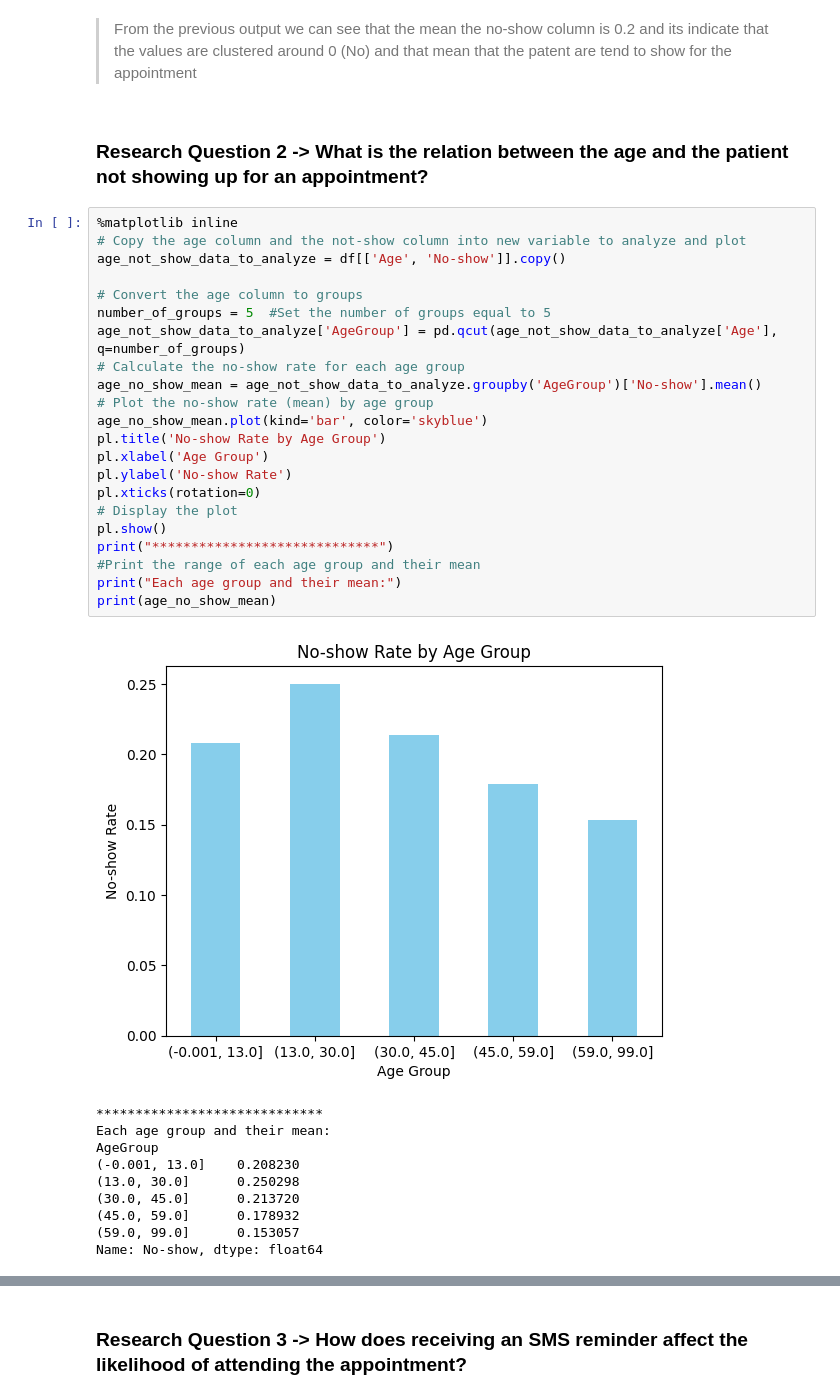
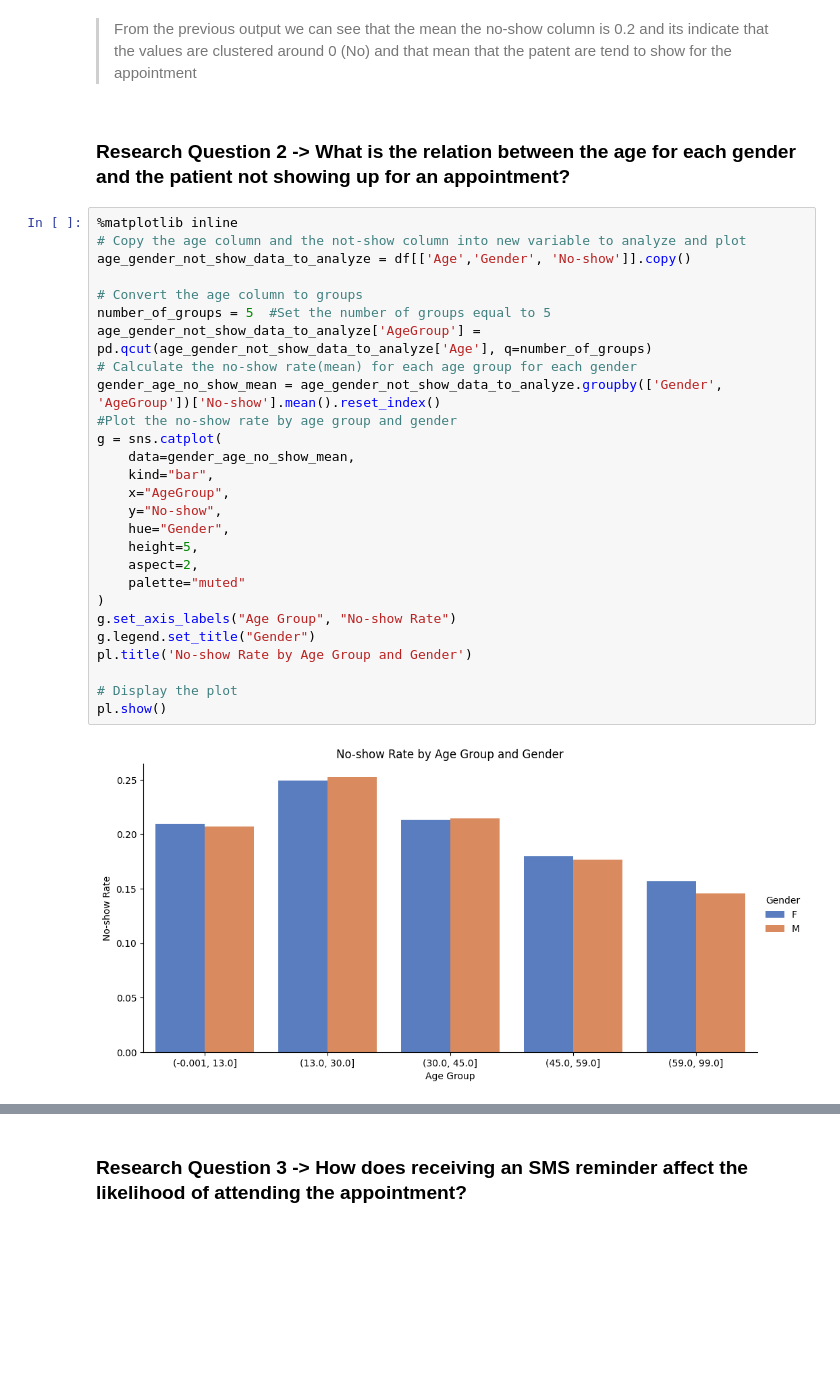
Before and after one commit to Rahaf0B/udacity-project1-Investigate-a-Dataset, a Jupyter notebook: Investigate_a_Dataset.ipynb, the cells around one changed output, grey strips where cells are left out. Saved outputs shown, nothing was run; the diff lists cells and outputs as text; blank space fills up the shorter version.

```diff
--- a/Investigate_a_Dataset.ipynb
+++ b/Investigate_a_Dataset.ipynb
@@ -449,37 +450,33 @@ dtype: float64
 # %% [markdown]
 > From the previous output we can see that the mean the no-show column is 0.2 and its indicate that the values are clustered around 0 (No) and that mean that the patent are tend to show for the appointment
 # %% [markdown]
-### Research Question 2 -> What is the relation between the age and the patient not showing up for an appointment?
+### Research Question 2 -> What is the relation between the age for each gender and the patient not showing up for an appointment?
 # %%
 %matplotlib inline
 # Copy the age column and the not-show column into new variable to analyze and plot
-age_not_show_data_to_analyze = df[['Age', 'No-show']].copy()
+age_gender_not_show_data_to_analyze = df[['Age','Gender', 'No-show']].copy()
 
 # Convert the age column to groups
 number_of_groups = 5  #Set the number of groups equal to 5
-age_not_show_data_to_analyze['AgeGroup'] = pd.qcut(age_not_show_data_to_analyze['Age'], q=number_of_groups)
-# Calculate the no-show rate for each age group
-age_no_show_mean = age_not_show_data_to_analyze.groupby('AgeGroup')['No-show'].mean()
-# Plot the no-show rate (mean) by age group
-age_no_show_mean.plot(kind='bar', color='skyblue')
-pl.title('No-show Rate by Age Group')
-pl.xlabel('Age Group')
-pl.ylabel('No-show Rate')
-pl.xticks(rotation=0)
+age_gender_not_show_data_to_analyze['AgeGroup'] = pd.qcut(age_gender_not_show_data_to_analyze['Age'], q=number_of_groups)
+# Calculate the no-show rate(mean) for each age group for each gender
+gender_age_no_show_mean = age_gender_not_show_data_to_analyze.groupby(['Gender', 'AgeGroup'])['No-show'].mean().reset_index()
+#Plot the no-show rate by age group and gender
+g = sns.catplot(
+    data=gender_age_no_show_mean,
+    kind="bar",
+    x="AgeGroup",
+    y="No-show",
+    hue="Gender",
+    height=5,
+    aspect=2,
+    palette="muted"
+)
+g.set_axis_labels("Age Group", "No-show Rate")
+g.legend.set_title("Gender")
+pl.title('No-show Rate by Age Group and Gender')
+
 # Display the plot
 pl.show()
-print("*****************************")
-#Print the range of each age group and their mean
-print("Each age group and their mean:")
-print(age_no_show_mean)
 # %% [output]
-[figure, old version]
+[figure, new version]
-*****************************
-Each age group and their mean:
-AgeGroup
-(-0.001, 13.0]    0.208230
-(13.0, 30.0]      0.250298
-(30.0, 45.0]      0.213720
-(45.0, 59.0]      0.178932
-(59.0, 99.0]      0.153057
-Name: No-show, dtype: float64
```
Also changed, not shown: parts of 13 cells of this notebook, 1 other file.
